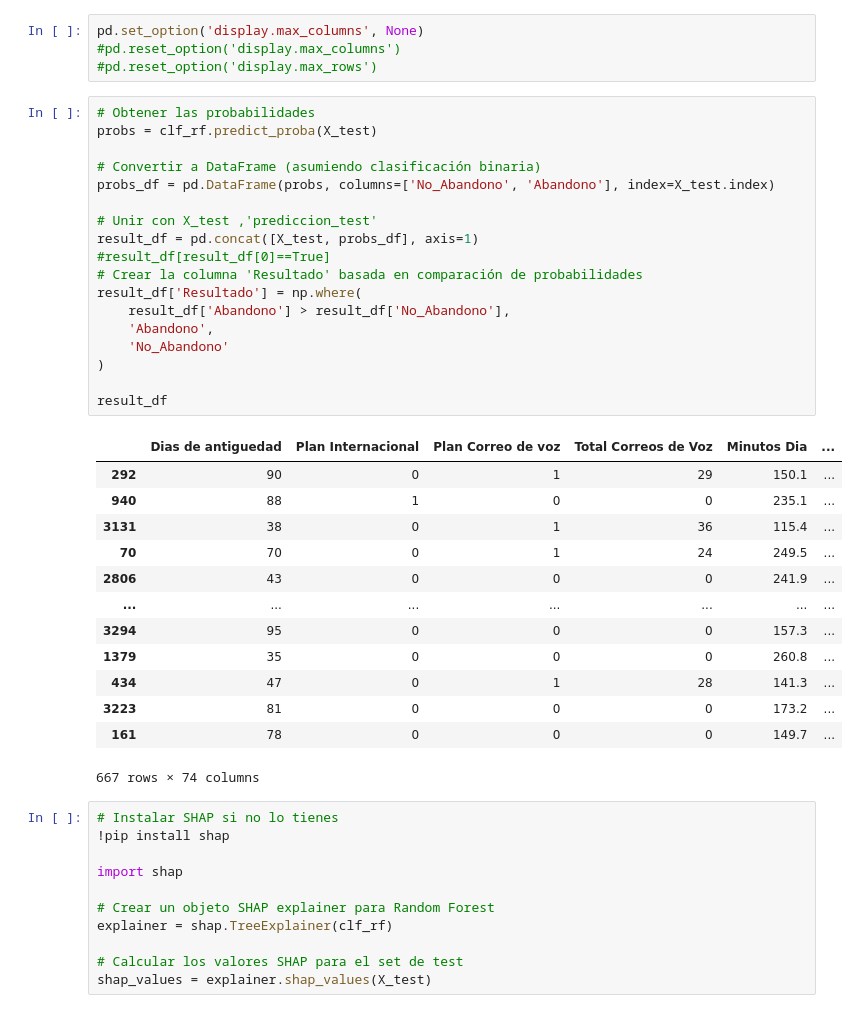
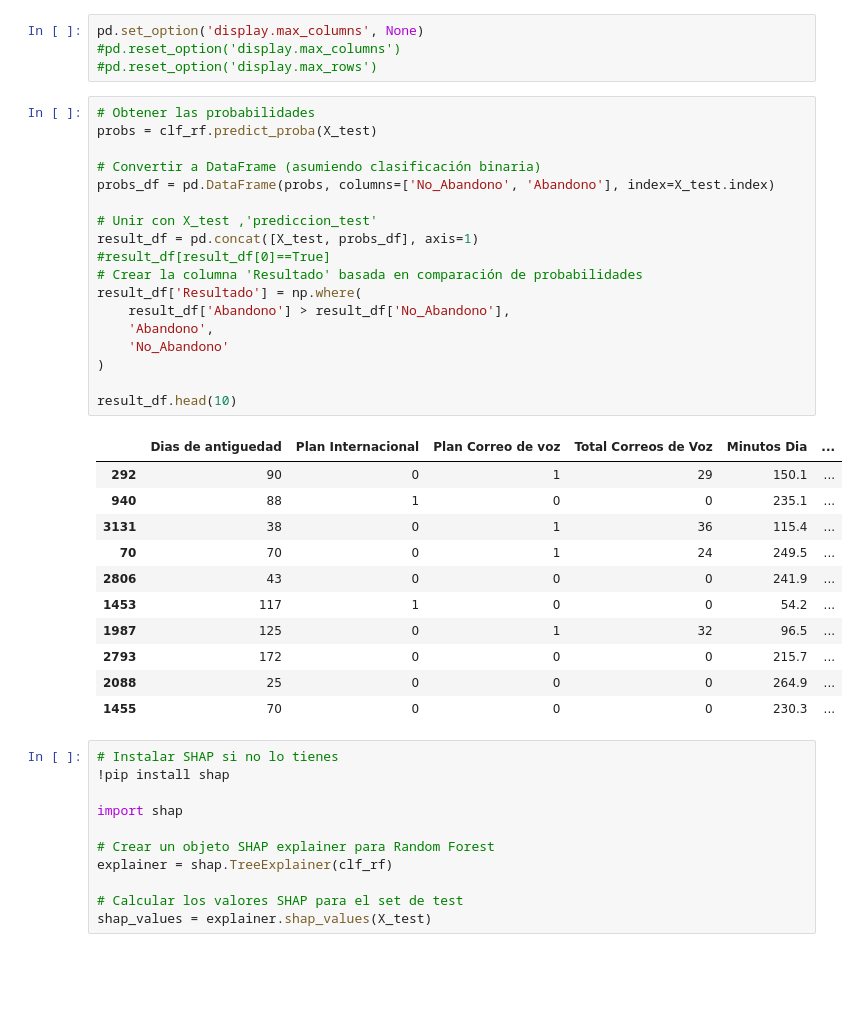
Before and after one commit to MonkeyDMemo/churnDemoHitss, a Jupyter notebook: Notebooks/Churn_Telecom.ipynb, the cells around one changed output. Cells and saved outputs as stored; diff of their text form; blank space fills up the shorter version.

```diff
--- a/Notebooks/Churn_Telecom.ipynb
+++ b/Notebooks/Churn_Telecom.ipynb
@@ -557,35 +564,33 @@ pd.set_option('display.max_columns', None)
 # %%
 # Obtener las probabilidades
 probs = clf_rf.predict_proba(X_test)
 
 # Convertir a DataFrame (asumiendo clasificación binaria)
 probs_df = pd.DataFrame(probs, columns=['No_Abandono', 'Abandono'], index=X_test.index)
 
 # Unir con X_test ,'prediccion_test'
 result_df = pd.concat([X_test, probs_df], axis=1)
 #result_df[result_df[0]==True]
 # Crear la columna 'Resultado' basada en comparación de probabilidades
 result_df['Resultado'] = np.where(
     result_df['Abandono'] > result_df['No_Abandono'],
     'Abandono',
     'No_Abandono'
 )
 
-result_df
+result_df.head(10)
 # %% [output]
 |  | Dias de antiguedad | Plan Internacional | Plan Correo de voz | Total Correos de Voz | Minutos Dia | ... |
 | 292 | 90 | 0 | 1 | 29 | 150.1 | ... |
 | 940 | 88 | 1 | 0 | 0 | 235.1 | ... |
 | 3131 | 38 | 0 | 1 | 36 | 115.4 | ... |
 | 70 | 70 | 0 | 1 | 24 | 249.5 | ... |
 | 2806 | 43 | 0 | 0 | 0 | 241.9 | ... |
-| ... | ... | ... | ... | ... | ... | ... |
-| 3294 | 95 | 0 | 0 | 0 | 157.3 | ... |
-| 1379 | 35 | 0 | 0 | 0 | 260.8 | ... |
-| 434 | 47 | 0 | 1 | 28 | 141.3 | ... |
-| 3223 | 81 | 0 | 0 | 0 | 173.2 | ... |
-| 161 | 78 | 0 | 0 | 0 | 149.7 | ... |
+| 1453 | 117 | 1 | 0 | 0 | 54.2 | ... |
+| 1987 | 125 | 0 | 1 | 32 | 96.5 | ... |
+| 2793 | 172 | 0 | 0 | 0 | 215.7 | ... |
+| 2088 | 25 | 0 | 0 | 0 | 264.9 | ... |
+| 1455 | 70 | 0 | 0 | 0 | 230.3 | ... |
-667 rows × 74 columns
 # %%
 # Instalar SHAP si no lo tienes
 !pip install shap
```
Also changed, not shown: parts of 6 cells of this notebook.
